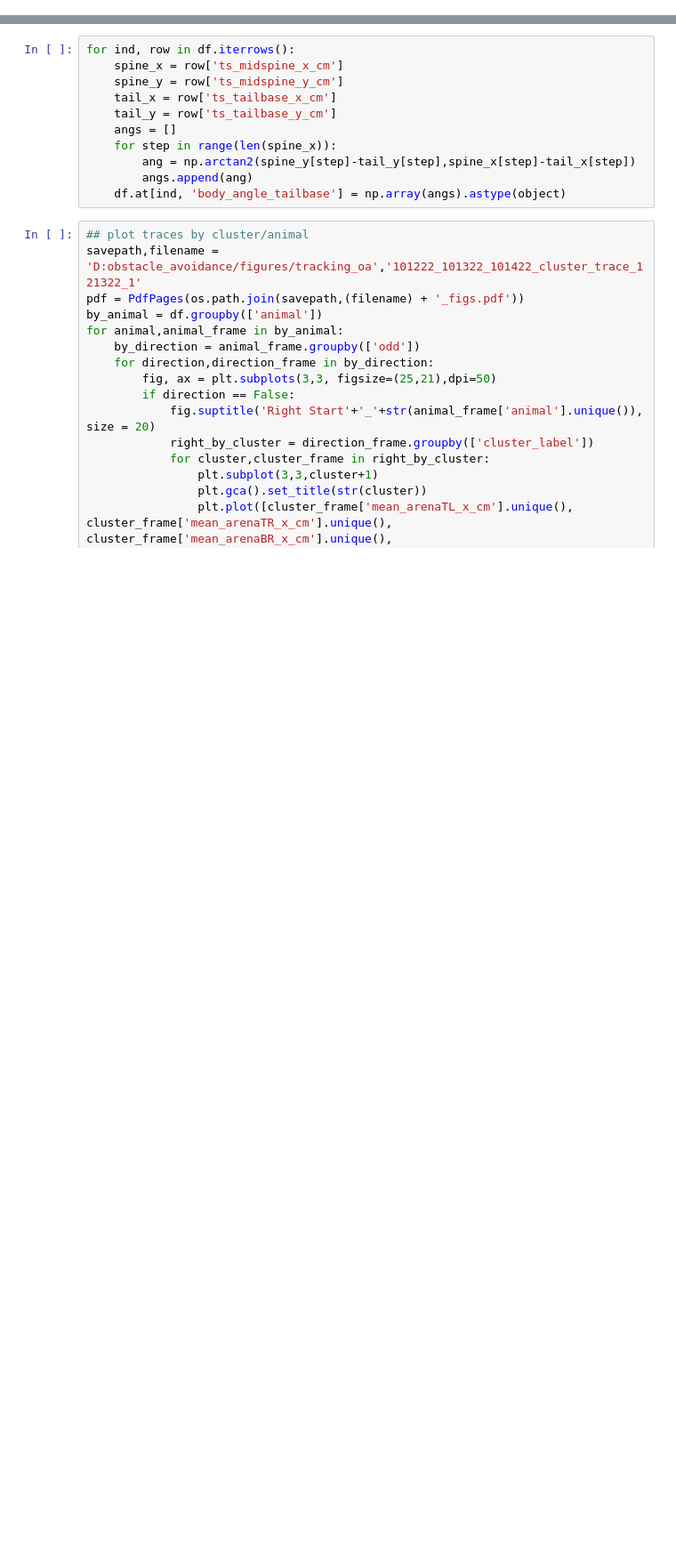
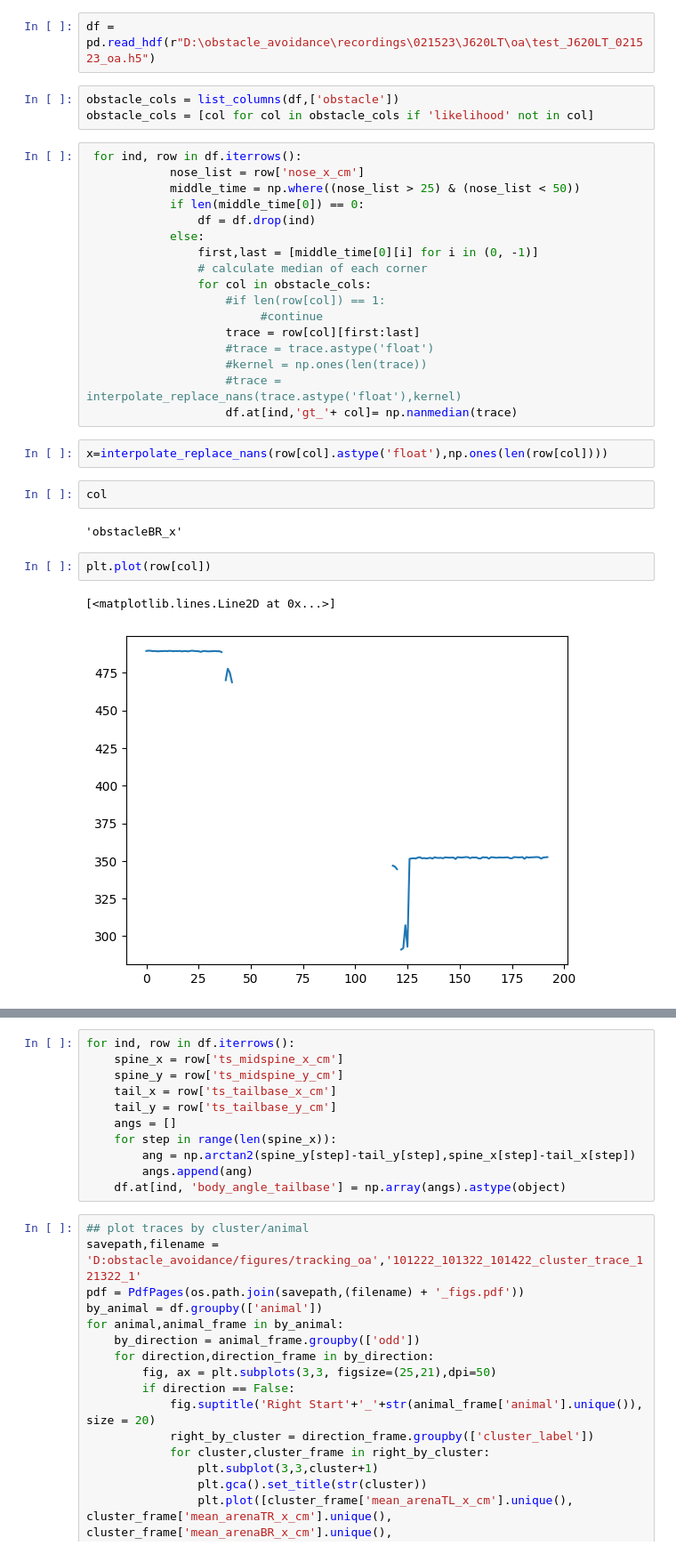
Before and after one commit to msidikpr/obstacle_avoidance, a Jupyter notebook: 101222_101322_101422/group_analysis.ipynb, the cells around one changed output, grey strips where cells are left out. Shown at 89% size. Cells and saved outputs as stored; diff of their text form; blank space fills up the shorter version.

```diff
--- a/101222_101322_101422/group_analysis.ipynb
+++ b/101222_101322_101422/group_analysis.ipynb
@@ -44,0 +56,33 @@ df['facing_angle']
+# %%
+df = pd.read_hdf(r"D:\obstacle_avoidance\recordings\021523\J620LT\oa\test_J620LT_021523_oa.h5")
+# %%
+obstacle_cols = list_columns(df,['obstacle'])
+obstacle_cols = [col for col in obstacle_cols if 'likelihood' not in col]
+# %%
+ for ind, row in df.iterrows():
+            nose_list = row['nose_x_cm']
+            middle_time = np.where((nose_list > 25) & (nose_list < 50))
+            if len(middle_time[0]) == 0:
+                df = df.drop(ind)
+            else:
+                first,last = [middle_time[0][i] for i in (0, -1)]
+                # calculate median of each corner
+                for col in obstacle_cols:
+                    #if len(row[col]) == 1:
+                         #continue
+                    trace = row[col][first:last]
+                    #trace = trace.astype('float')
+                    #kernel = np.ones(len(trace))
+                    #trace = interpolate_replace_nans(trace.astype('float'),kernel)
+                    df.at[ind,'gt_'+ col]= np.nanmedian(trace)
+# %%
+x=interpolate_replace_nans(row[col].astype('float'),np.ones(len(row[col])))
+# %%
+col
+# %% [output]
+'obstacleBR_x'
+# %%
+plt.plot(row[col])
+# %% [output]
+[<matplotlib.lines.Line2D at 0x...>]
+[figure, added]
```
Also changed, not shown: parts of 36 cells of this notebook, 11 other files.
